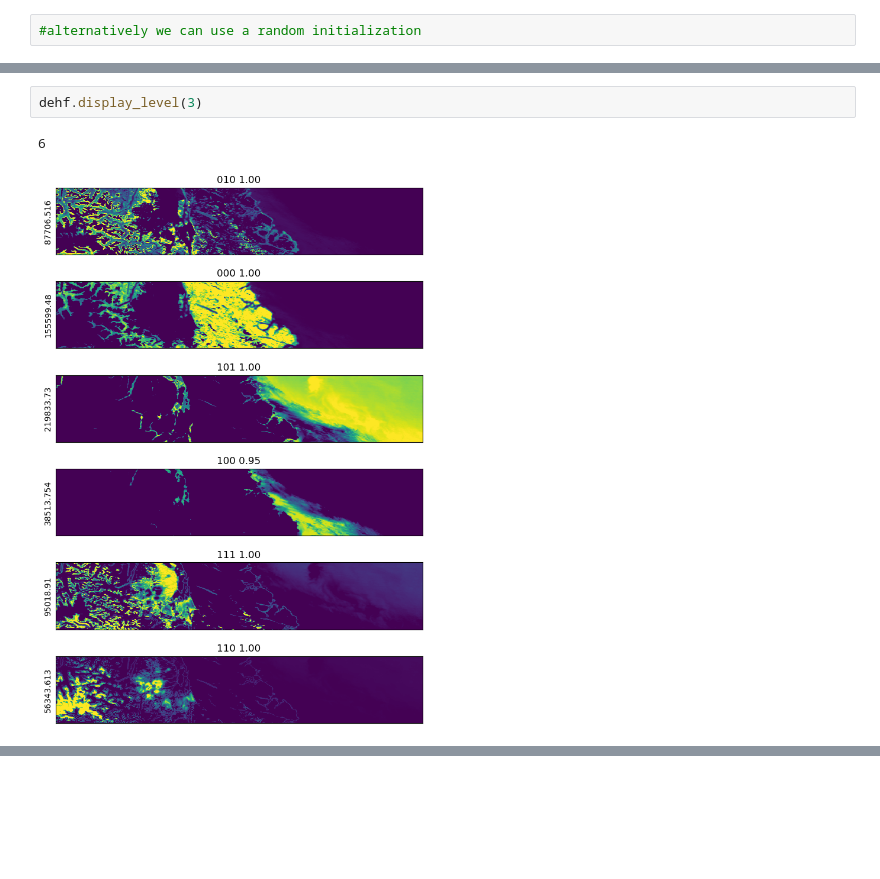
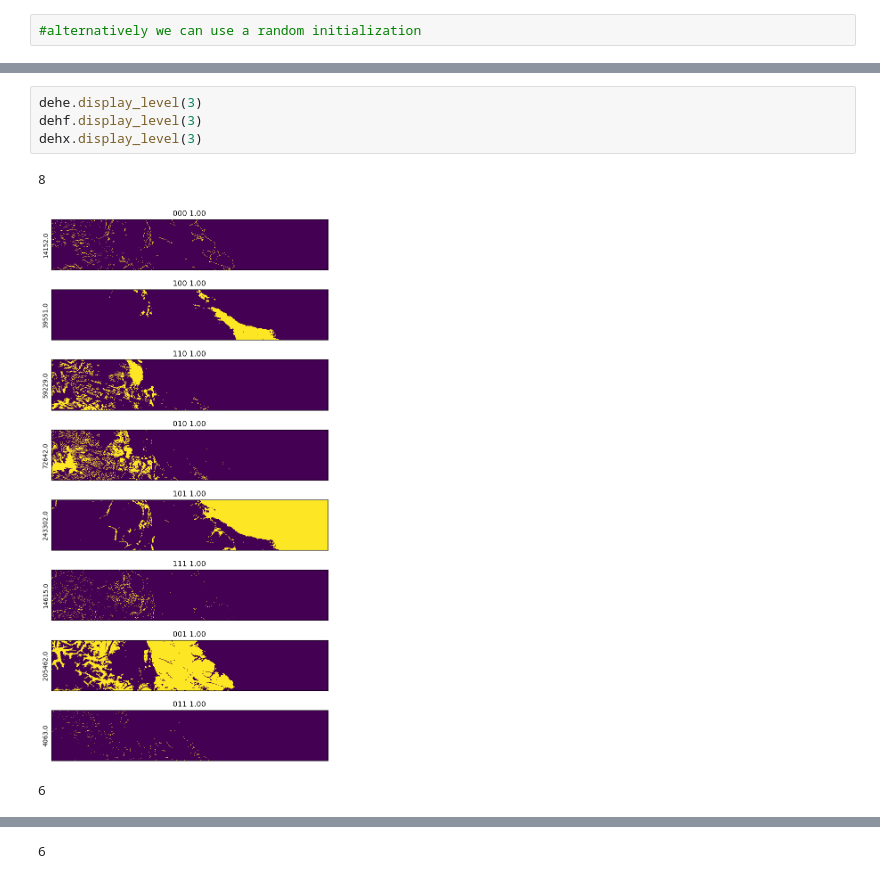
Before and after one commit to ELO-Hyp/hUH, a Jupyter notebook: Bjornolo-Classification.ipynb, the cells around one changed output, grey strips where cells are left out. Cells and saved outputs as stored; diff of their text form; blank space fills up the shorter version.

```diff
--- a/Bjornolo-Classification.ipynb
+++ b/Bjornolo-Classification.ipynb
@@ -203,5 +230,8 @@ dehf.display_level(2)
 # %%
+dehe.display_level(3)
 dehf.display_level(3)
+dehx.display_level(3)
 # %% [output]
-6
+8
-[figure, old version]
+[figure, new version]
+6
@@ -207,0 +239 @@ dehf.display_level(3)
+6
```
Also changed, not shown: parts of 8 cells of this notebook, 1 other file.
